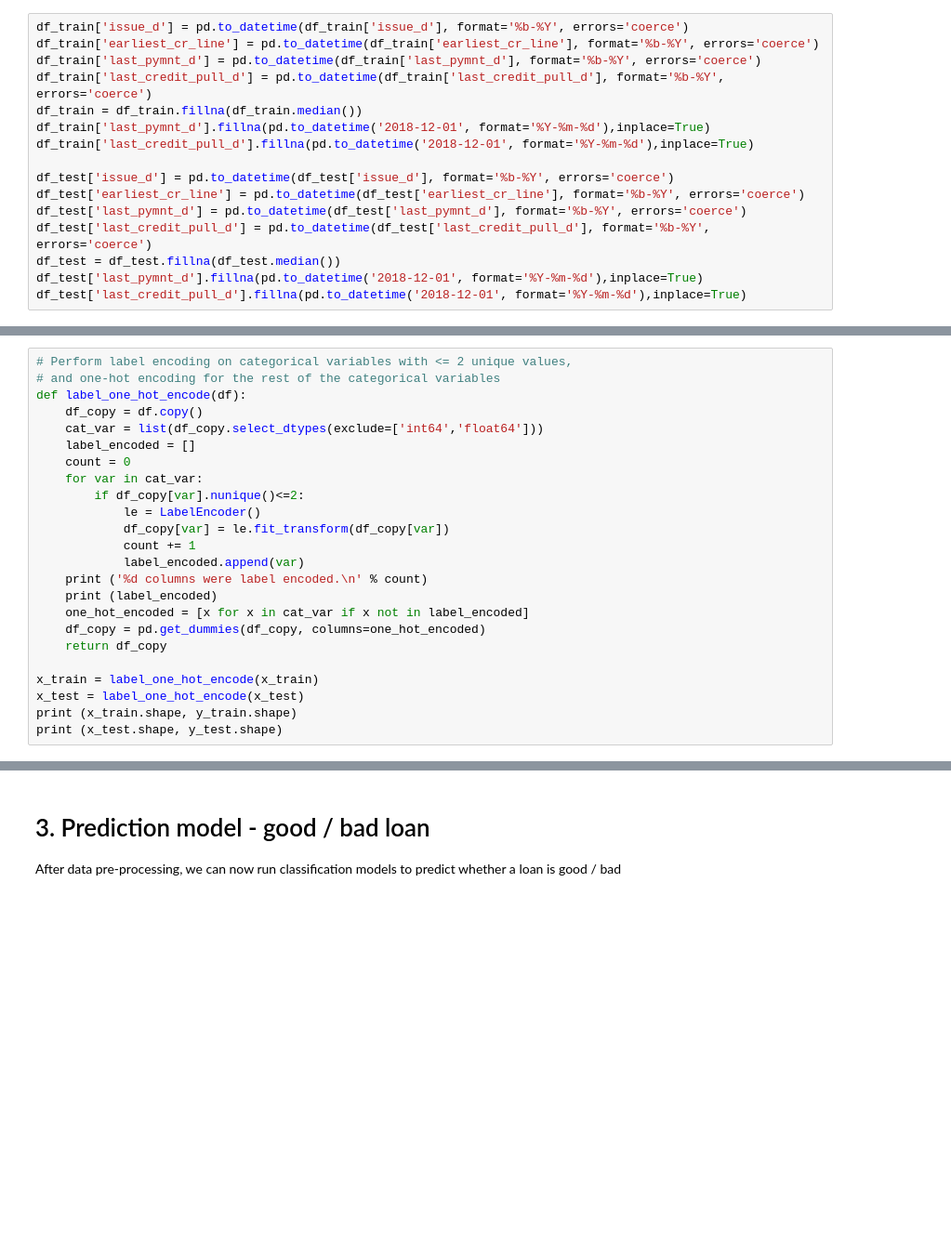
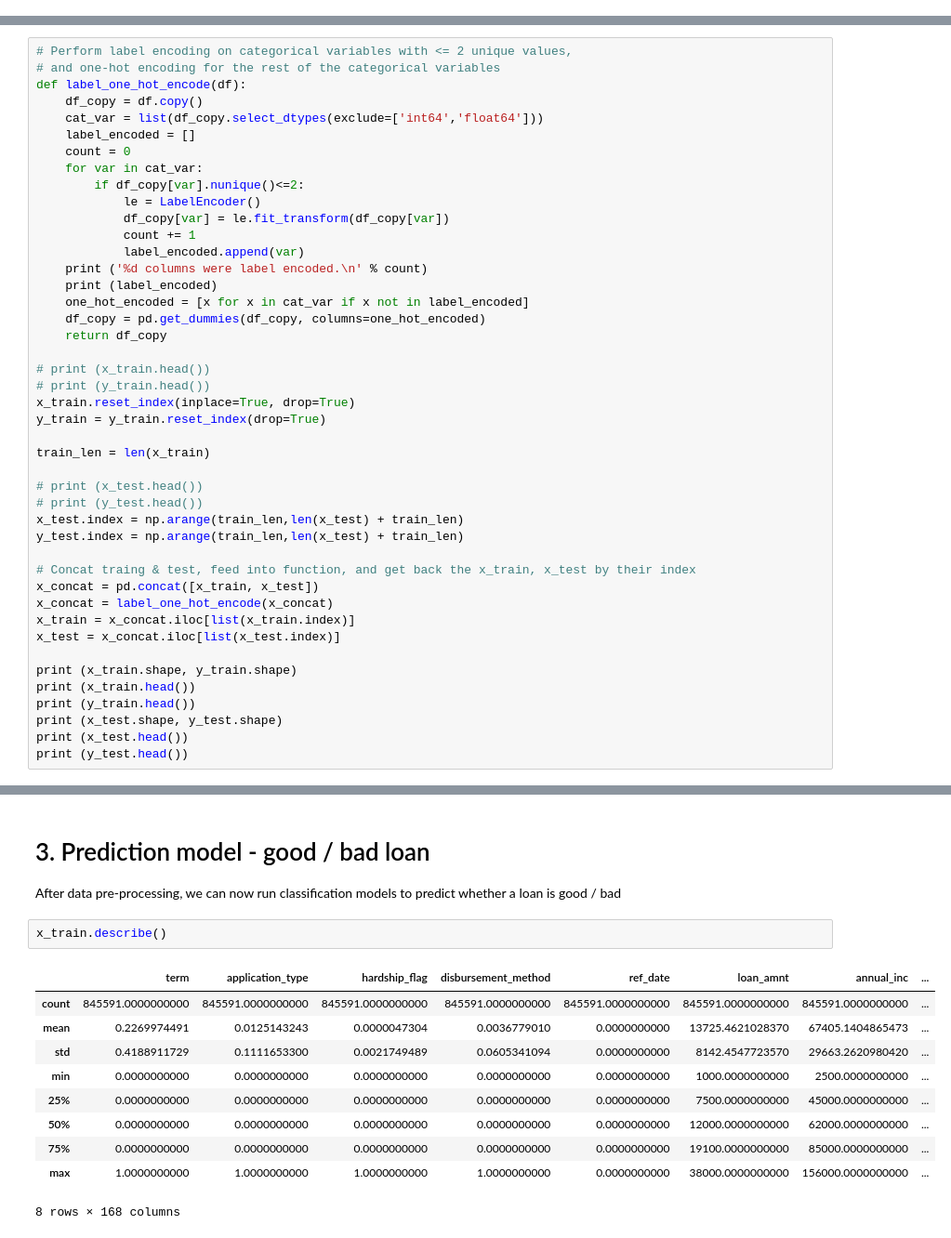
Before and after one commit to chihongtao91/loan_prediction, a Jupyter notebook: data_exploration.ipynb, the cells around one changed output, grey strips where cells are left out. Shown at 93% size. Saved outputs shown, nothing was run; the diff lists cells and outputs as text; blank space fills up the shorter version.

```diff
--- a/data_exploration.ipynb
+++ b/data_exploration.ipynb
@@ -1045,19 +1046,3 @@ dtype: int64
 Some of these categorical variables are actually dates, so we convert them into datetime format.
 * Also, for all continuous variabbles, we will fill the null values with the medians.
 * For date variables, we will fill the na columns with '2018-12-01', which is the last day of our dataset
-# %%
-df_train['issue_d'] = pd.to_datetime(df_train['issue_d'], format='%b-%Y', errors='coerce')
-df_train['earliest_cr_line'] = pd.to_datetime(df_train['earliest_cr_line'], format='%b-%Y', errors='coerce')
-df_train['last_pymnt_d'] = pd.to_datetime(df_train['last_pymnt_d'], format='%b-%Y', errors='coerce')
-df_train['last_credit_pull_d'] = pd.to_datetime(df_train['last_credit_pull_d'], format='%b-%Y', errors='coerce')
-df_train = df_train.fillna(df_train.median())
-df_train['last_pymnt_d'].fillna(pd.to_datetime('2018-12-01', format='%Y-%m-%d'),inplace=True)
-df_train['last_credit_pull_d'].fillna(pd.to_datetime('2018-12-01', format='%Y-%m-%d'),inplace=True)
-
-df_test['issue_d'] = pd.to_datetime(df_test['issue_d'], format='%b-%Y', errors='coerce')
-df_test['earliest_cr_line'] = pd.to_datetime(df_test['earliest_cr_line'], format='%b-%Y', errors='coerce')
-df_test['last_pymnt_d'] = pd.to_datetime(df_test['last_pymnt_d'], format='%b-%Y', errors='coerce')
-df_test['last_credit_pull_d'] = pd.to_datetime(df_test['last_credit_pull_d'], format='%b-%Y', errors='coerce')
-df_test = df_test.fillna(df_test.median())
-df_test['last_pymnt_d'].fillna(pd.to_datetime('2018-12-01', format='%Y-%m-%d'),inplace=True)
-df_test['last_credit_pull_d'].fillna(pd.to_datetime('2018-12-01', format='%Y-%m-%d'),inplace=True)
@@ -1196,8 +1266,28 @@ def label_one_hot_encode(df):
     df_copy = pd.get_dummies(df_copy, columns=one_hot_encoded)
     return df_copy
 
-x_train = label_one_hot_encode(x_train)
-x_test = label_one_hot_encode(x_test)
+# print (x_train.head())
+# print (y_train.head())
+x_train.reset_index(inplace=True, drop=True)
+y_train = y_train.reset_index(drop=True)
+
+train_len = len(x_train)
+
+# print (x_test.head())
+# print (y_test.head())
+x_test.index = np.arange(train_len,len(x_test) + train_len)
+y_test.index = np.arange(train_len,len(x_test) + train_len)
+
+# Concat traing & test, feed into function, and get back the x_train, x_test by their index
+x_concat = pd.concat([x_train, x_test])
+x_concat = label_one_hot_encode(x_concat)
+x_train = x_concat.iloc[list(x_train.index)]
+x_test = x_concat.iloc[list(x_test.index)]
+
 print (x_train.shape, y_train.shape)
+print (x_train.head())
+print (y_train.head())
 print (x_test.shape, y_test.shape)
+print (x_test.head())
+print (y_test.head())
 # %% [output]
@@ -1212,6 +1311,19 @@ print (x_test.shape, y_test.shape)
 # %% [markdown]
 # 3. Prediction model - good / bad loan
 After data pre-processing, we can now run classification models to predict whether a loan is good / bad
+# %%
+x_train.describe()
+# %% [output]
+|  | term | application_type | hardship_flag | disbursement_method | ref_date | loan_amnt | annual_inc | ... |
+| count | 845591.0000000000 | 845591.0000000000 | 845591.0000000000 | 845591.0000000000 | 845591.0000000000 | 845591.0000000000 | 845591.0000000000 | ... |
+| mean | 0.2269974491 | 0.0125143243 | 0.0000047304 | 0.0036779010 | 0.0000000000 | 13725.4621028370 | 67405.1404865473 | ... |
+| std | 0.4188911729 | 0.1111653300 | 0.0021749489 | 0.0605341094 | 0.0000000000 | 8142.4547723570 | 29663.2620980420 | ... |
+| min | 0.0000000000 | 0.0000000000 | 0.0000000000 | 0.0000000000 | 0.0000000000 | 1000.0000000000 | 2500.0000000000 | ... |
+| 25% | 0.0000000000 | 0.0000000000 | 0.0000000000 | 0.0000000000 | 0.0000000000 | 7500.0000000000 | 45000.0000000000 | ... |
+| 50% | 0.0000000000 | 0.0000000000 | 0.0000000000 | 0.0000000000 | 0.0000000000 | 12000.0000000000 | 62000.0000000000 | ... |
+| 75% | 0.0000000000 | 0.0000000000 | 0.0000000000 | 0.0000000000 | 0.0000000000 | 19100.0000000000 | 85000.0000000000 | ... |
+| max | 1.0000000000 | 1.0000000000 | 1.0000000000 | 1.0000000000 | 0.0000000000 | 38000.0000000000 | 156000.0000000000 | ... |
+8 rows × 168 columns
 # %%
 dt = DecisionTreeClassifier()
 dt.fit(x_train, y_train)
```
Also changed, not shown: parts of 14 cells of this notebook.
